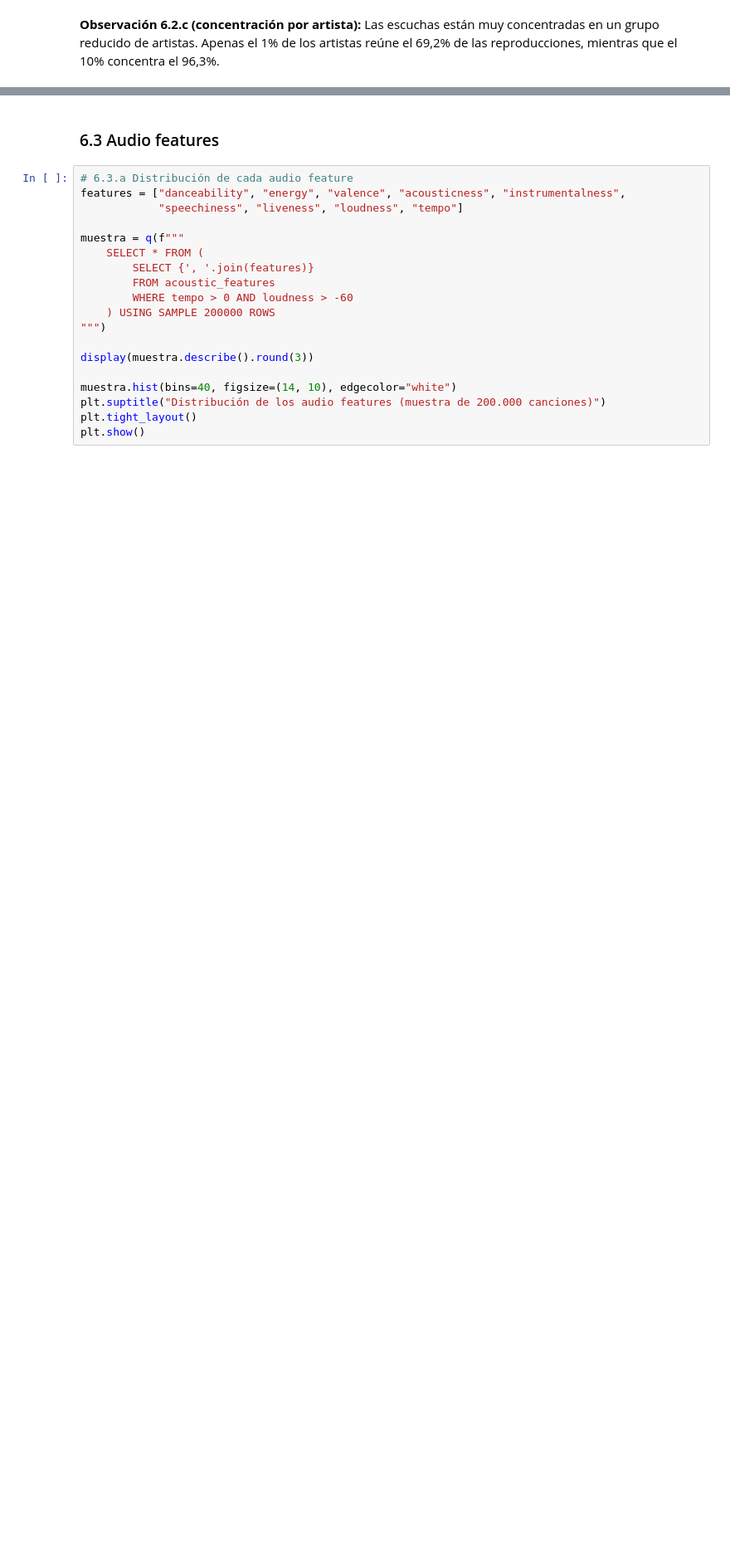
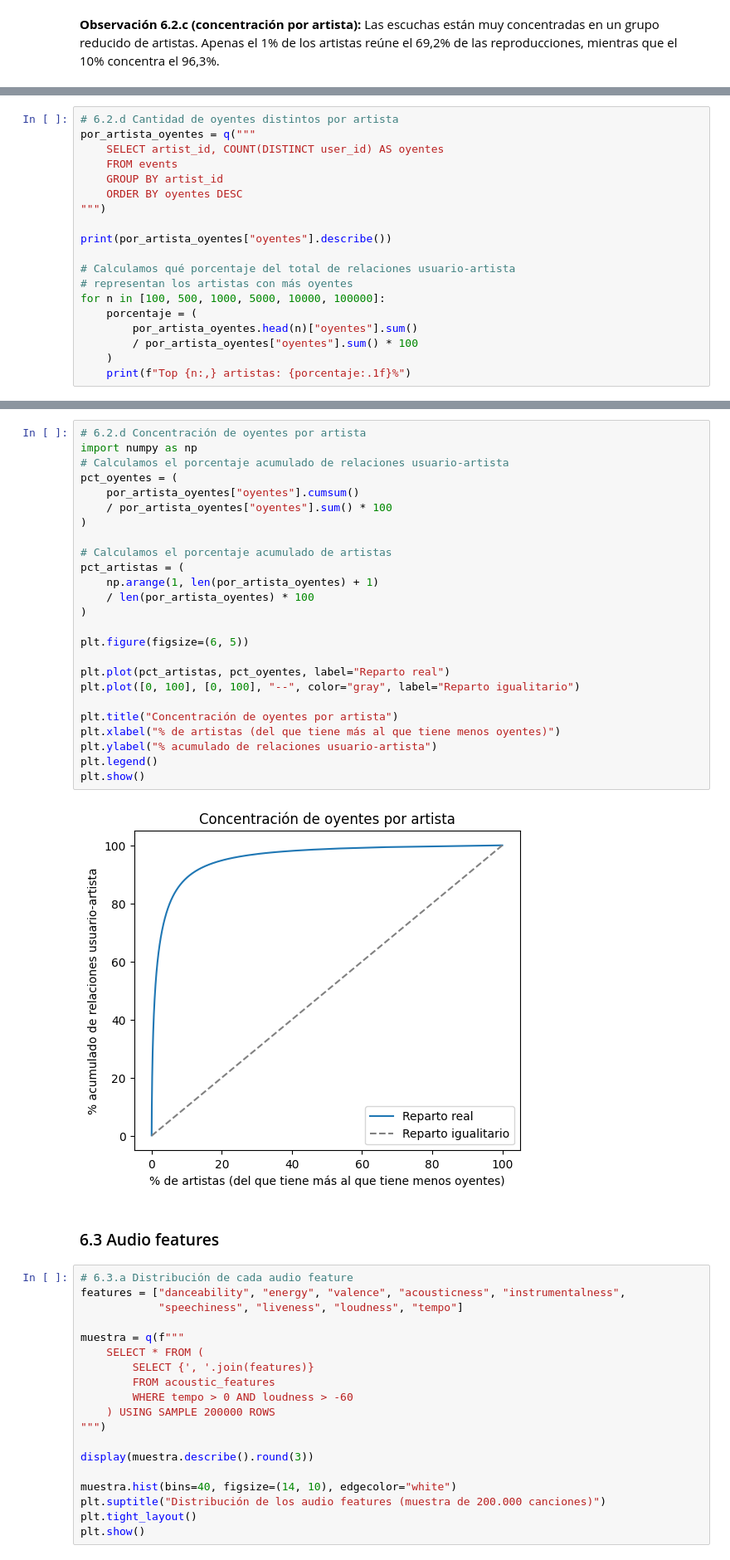
Before and after one commit to marianagrau99/musica-por-pais, a Jupyter notebook: visualizacion/01_exploracion.ipynb, the cells around one changed output, grey strips where cells are left out. Shown at 83% size. Drawn from its saved outputs; the diff is of its cells as text; blank space fills up the shorter version.

```diff
--- a/visualizacion/01_exploracion.ipynb
+++ b/visualizacion/01_exploracion.ipynb
@@ -1011,0 +966,19 @@ El 10% de artistas más escuchados (33,784 artistas) suma el 96.3% de las escuch
+# %%
+# 6.2.d Cantidad de oyentes distintos por artista
+por_artista_oyentes = q("""
+    SELECT artist_id, COUNT(DISTINCT user_id) AS oyentes
+    FROM events
+    GROUP BY artist_id
+    ORDER BY oyentes DESC
+""")
+
+print(por_artista_oyentes["oyentes"].describe())
+
+# Calculamos qué porcentaje del total de relaciones usuario-artista
+# representan los artistas con más oyentes
+for n in [100, 500, 1000, 5000, 10000, 100000]:
+    porcentaje = (
+        por_artista_oyentes.head(n)["oyentes"].sum()
+        / por_artista_oyentes["oyentes"].sum() * 100
+    )
+    print(f"Top {n:,} artistas: {porcentaje:.1f}%")
@@ -1012,3 +1024,30 @@ El 10% de artistas más escuchados (33,784 artistas) suma el 96.3% de las escuch
+# %%
+# 6.2.d Concentración de oyentes por artista
+import numpy as np
+# Calculamos el porcentaje acumulado de relaciones usuario-artista
+pct_oyentes = (
+    por_artista_oyentes["oyentes"].cumsum()
+    / por_artista_oyentes["oyentes"].sum() * 100
+)
+
+# Calculamos el porcentaje acumulado de artistas
+pct_artistas = (
+    np.arange(1, len(por_artista_oyentes) + 1)
+    / len(por_artista_oyentes) * 100
+)
+
+plt.figure(figsize=(6, 5))
+
+plt.plot(pct_artistas, pct_oyentes, label="Reparto real")
+plt.plot([0, 100], [0, 100], "--", color="gray", label="Reparto igualitario")
+
+plt.title("Concentración de oyentes por artista")
+plt.xlabel("% de artistas (del que tiene más al que tiene menos oyentes)")
+plt.ylabel("% acumulado de relaciones usuario-artista")
+plt.legend()
+plt.show()
+# %% [output]
+[figure, added]
 # %% [markdown]
 ### 6.3 Audio features
 # %%
```
Also changed, not shown: parts of 9 cells of this notebook, 3 other files.
